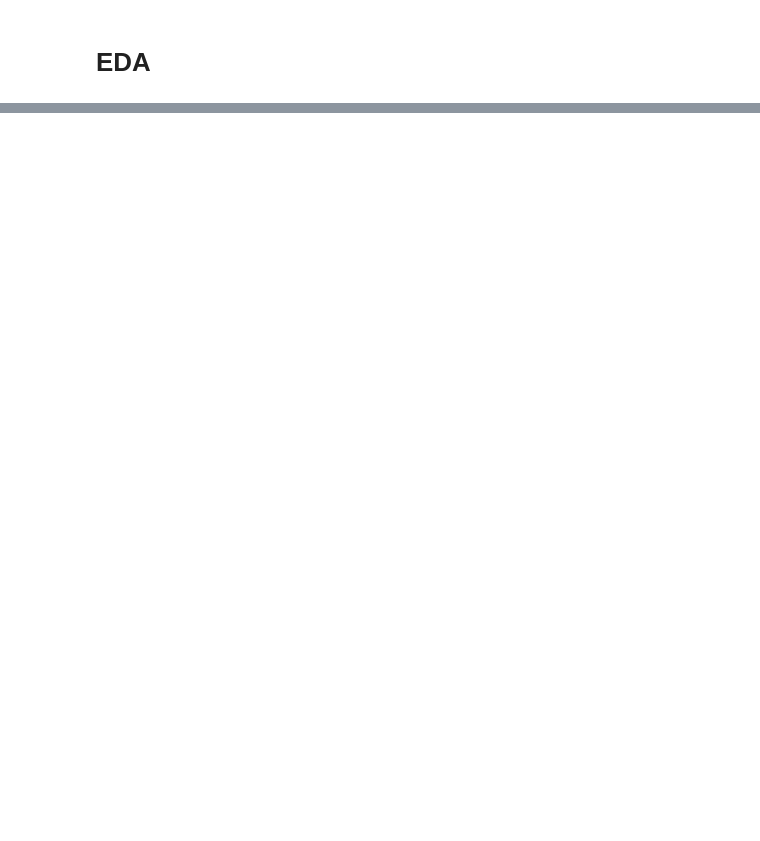
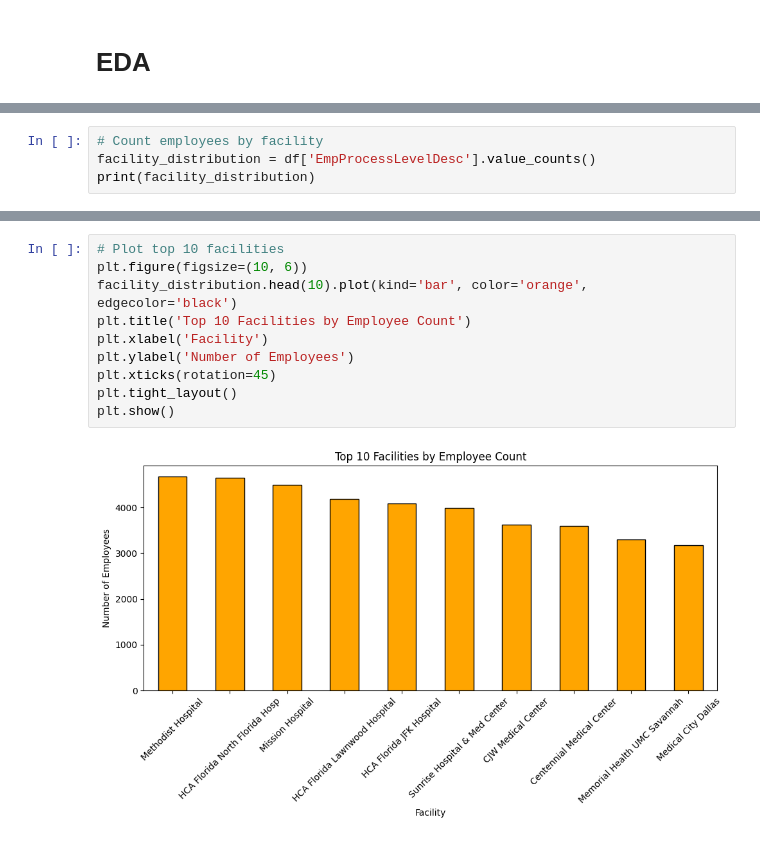
Before and after one commit to Alesandro-Rodriguez/ais-healthcare, a Jupyter notebook: Code/AisHealthcareAnalysis.ipynb, the cells around one changed output, grey strips where cells are left out. Cells and saved outputs as stored; diff of their text form; blank space fills up the shorter version.

```diff
--- a/Code/AisHealthcareAnalysis.ipynb
+++ b/Code/AisHealthcareAnalysis.ipynb
@@ -168,0 +230,4 @@ dtype: int64
+# %%
+# Count employees by facility
+facility_distribution = df['EmpProcessLevelDesc'].value_counts()
+print(facility_distribution)
@@ -168,0 +248,12 @@ dtype: int64
+# %%
+# Plot top 10 facilities
+plt.figure(figsize=(10, 6))
+facility_distribution.head(10).plot(kind='bar', color='orange', edgecolor='black')
+plt.title('Top 10 Facilities by Employee Count')
+plt.xlabel('Facility')
+plt.ylabel('Number of Employees')
+plt.xticks(rotation=45)
+plt.tight_layout()
+plt.show()
+# %% [output]
+[figure, added]
```
Also changed, not shown: parts of 10 cells of this notebook.
